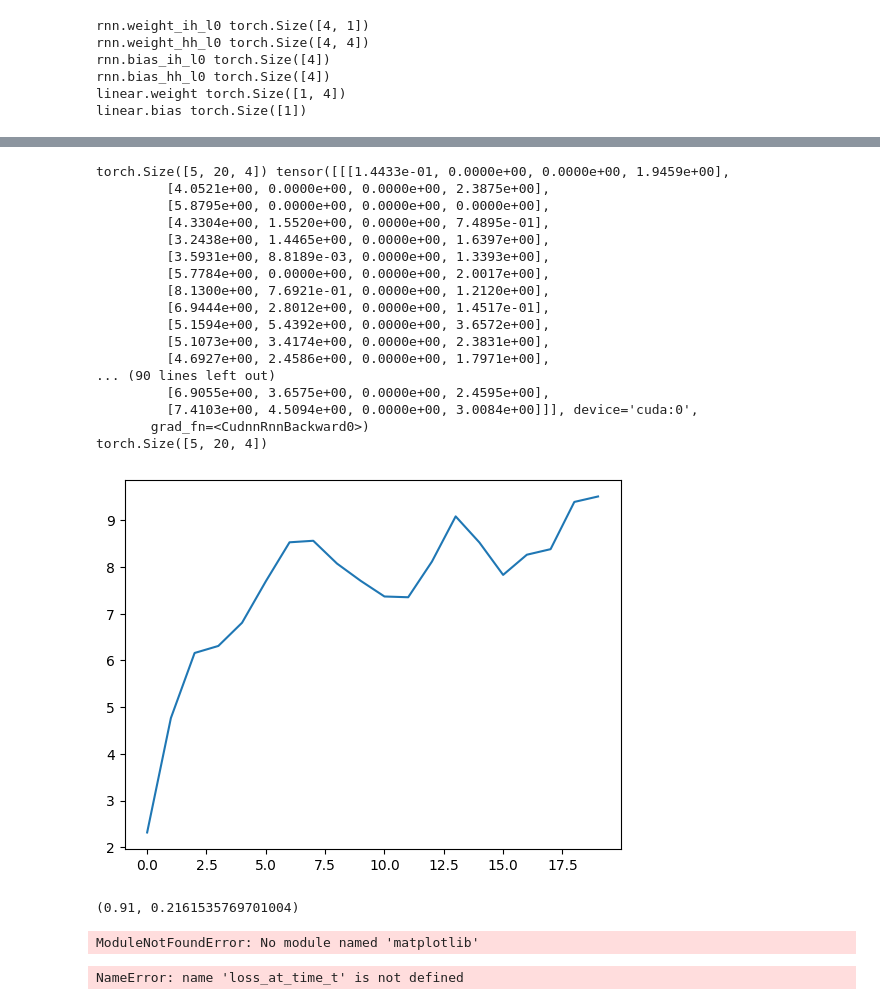
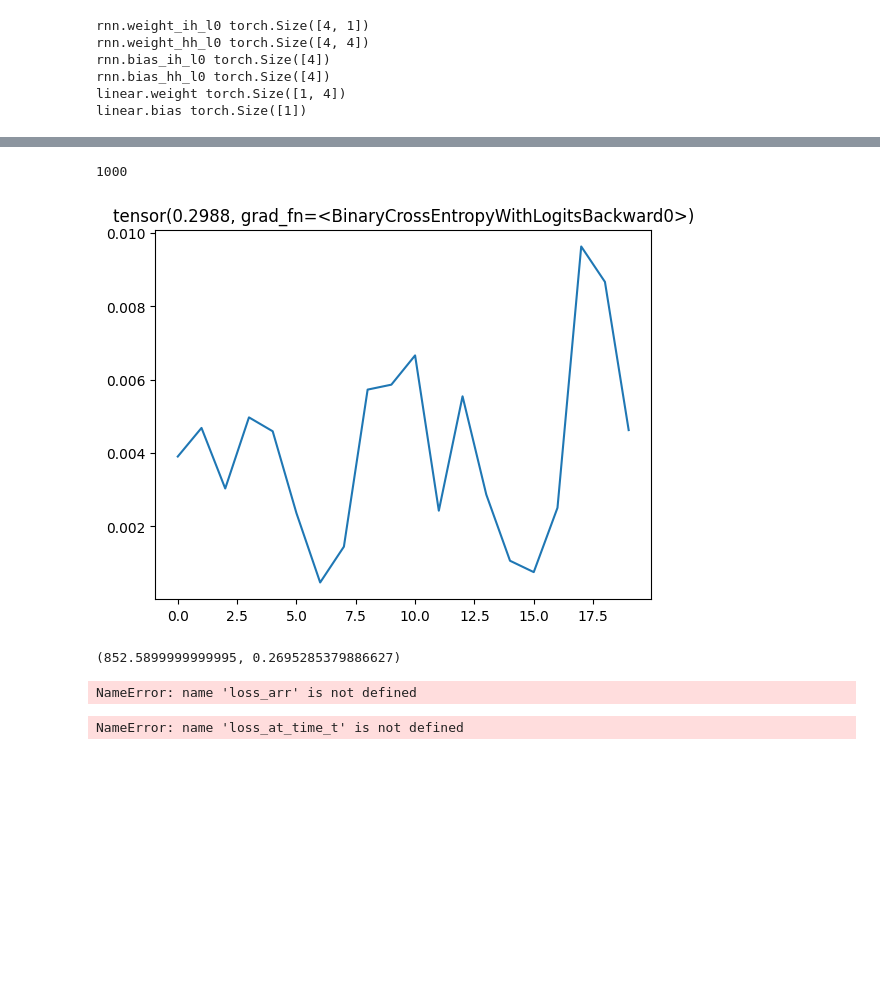
Before and after one commit to johnwquigley/RNN-Optimization, a Jupyter notebook: 09-echo_data copy.ipynb, the cells around one changed output, grey strips where cells are left out. Cells and saved outputs as stored; diff of their text form; code cells hidden in the pictures; blank space fills up the shorter version.

```diff
--- a/09-echo_data copy.ipynb
+++ b/09-echo_data copy.ipynb
@@ -283,3 +283,7 @@ tensor([[0, 0, 0, 0, 0, 0, 0, 0, 1, 1, 0, 0, 1, 1, 1, 0, 0, 0, 0, 1, 1, 0, 0, 1,
+# %%
+train_size
+# %% [output]
+1000
 # %%
 import matplotlib.pyplot as plt
 
@@ -289,8 +293,6 @@ model.train()
 hidden = None
 correct = 0
 for batch_idx in range(train_size):
-    if batch_idx == 1:
-        break
     data, target = train_data[batch_idx]
     data, target = torch.from_numpy(data).float().to(device), torch.from_numpy(target).float().to(device)
     optimizer.zero_grad()
@@ -300,67 +302,52 @@ for batch_idx in range(train_size):
     # time_steps = data.shape[1]
     logits, hidden, hidden_states = model(data, hidden)
 
-    print(hidden_states.shape, hidden_states)
+    # print(hidden_states.shape, hidden_states)
     # print(logits.shape, logits)
     # print(hidden.shape, hidden)
 
     # RNN has a bijection between
     # print(data.shape, target.shape)
 
     # Do this thing below, and then normalize by that, like divide every
     # gradient step by the L2 norm.
 
-    # loss_arr = []
-    # for i in range(target.shape[1]):
-    #     loss_arr.append(criterion(logits[:, i:i+1, :], target[:,i:i+1,:]) * torch.tensor(1, device=device)) # This isn't the 5 step training loop, and will yield problems if I do backward, step all inside the loop
+    loss_arr = []
+    for i in range(target.shape[1]):
+        loss_arr.append(criterion(logits[:, i:i+1, :], target[:,i:i+1,:]) * torch.tensor(1, device=device)) # This isn't the 5 step training loop, and will yield problems if I do backward, step all inside the loop
 
     loss = criterion(logits, target) # It doesn't do anything really special
     # It just has a 1-1 mapping between data and target, all at once.
     # And then it later on does a topological sort, rooted at loss.
     loss.backward() # Calculates all gradients involved (anything that has autograd=True)
     # And adds the grad dL/dw_i
-    print(hidden_states.grad.shape)
-    hidden_states_norm = torch.norm(hidden_states, p=2, dim=-1)
+    # print(hidden_states.grad.shape)
+    hidden_states_norm = torch.norm(hidden_states.grad, p=2, dim=-1)
     hidden_states_norm_avg = torch.mean(hidden_states_norm, dim=0)
 
-    plt.plot(range((hidden_states_norm_avg.detach().cpu().shape[0])), list(hidden_states_norm_avg.detach().cpu()))
-    plt.show()
+    if batch_idx == 50:
+        plt.plot(range((hidden_states_norm_avg.detach().cpu().shape[0])), list(hidden_states_norm_avg.detach().cpu()))
+        plt.title(loss)
+        plt.show()
 
     optimizer.step() # This just steps all of those things, but carefully (i.e. following
     # a stepping algorithm, like AdamW)
 
 
     pred = (torch.sigmoid(logits) > 0.5)
     correct += (pred == target.byte()).int().sum().item()/total_values_in_one_chunck
 
 correct, loss.item()
 # %% [output]
+[figure, new version]
-torch.Size([5, 20, 4]) tensor([[[1.4433e-01, 0.0000e+00, 0.0000e+00, 1.9459e+00],
-         [4.0521e+00, 0.0000e+00, 0.0000e+00, 2.3875e+00],
-         [5.8795e+00, 0.0000e+00, 0.0000e+00, 0.0000e+00],
-         [4.3304e+00, 1.5520e+00, 0.0000e+00, 7.4895e-01],
-         [3.2438e+00, 1.4465e+00, 0.0000e+00, 1.6397e+00],
-         [3.5931e+00, 8.8189e-03, 0.0000e+00, 1.3393e+00],
-         [5.7784e+00, 0.0000e+00, 0.0000e+00, 2.0017e+00],
-         [8.1300e+00, 7.6921e-01, 0.0000e+00, 1.2120e+00],
-         [6.9444e+00, 2.8012e+00, 0.0000e+00, 1.4517e-01],
-         [5.1594e+00, 5.4392e+00, 0.0000e+00, 3.6572e+00],
-         [5.1073e+00, 3.4174e+00, 0.0000e+00, 2.3831e+00],
-         [4.6927e+00, 2.4586e+00, 0.0000e+00, 1.7971e+00],
-... (90 lines left out)
-         [6.9055e+00, 3.6575e+00, 0.0000e+00, 2.4595e+00],
-         [7.4103e+00, 4.5094e+00, 0.0000e+00, 3.0084e+00]]], device='cuda:0',
-       grad_fn=<CudnnRnnBackward0>)
-torch.Size([5, 20, 4])
+(852.5899999999995, 0.2695285379886627)
-[figure, old version]
-(0.91, 0.2161535769701004)
 # %%
 import matplotlib.pyplot as plt
 
 plt.plot(range(len(loss_arr)), loss_arr)
 plt.show()
 # %% [output]
-ModuleNotFoundError: No module named 'matplotlib'
+NameError: name 'loss_arr' is not defined
 # %%
 T = 10 # Example total time steps
 t = 5  # Fixed time step for loss E_t
```
Also changed, not shown: parts of 5 cells of this notebook, 2 other files.
